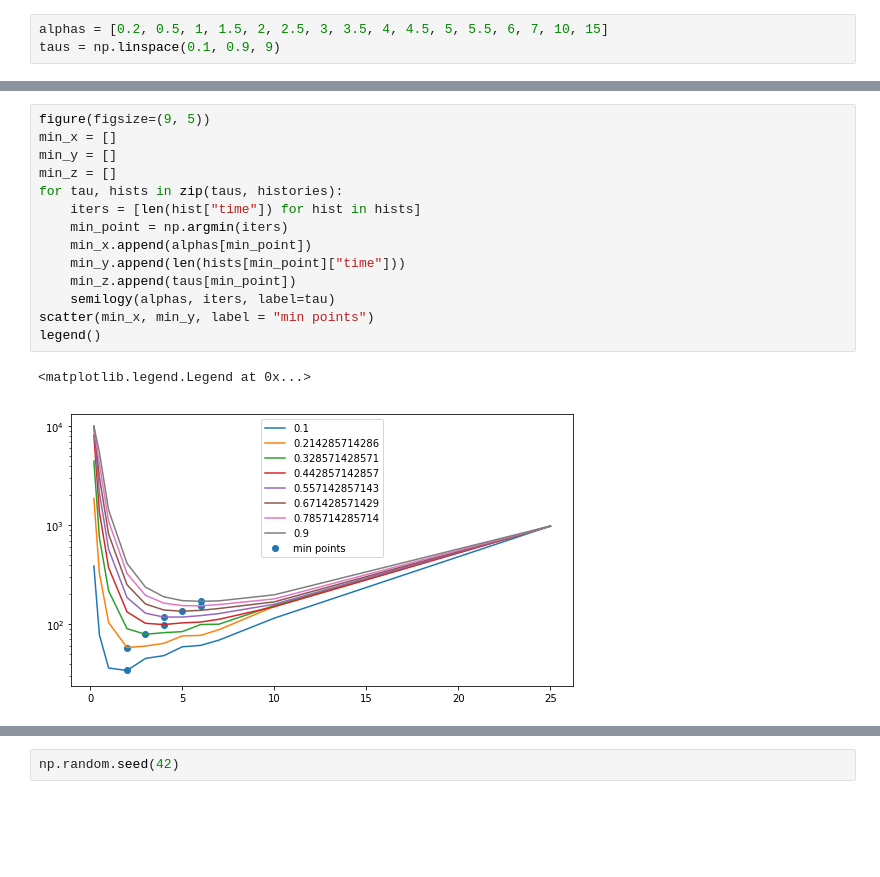
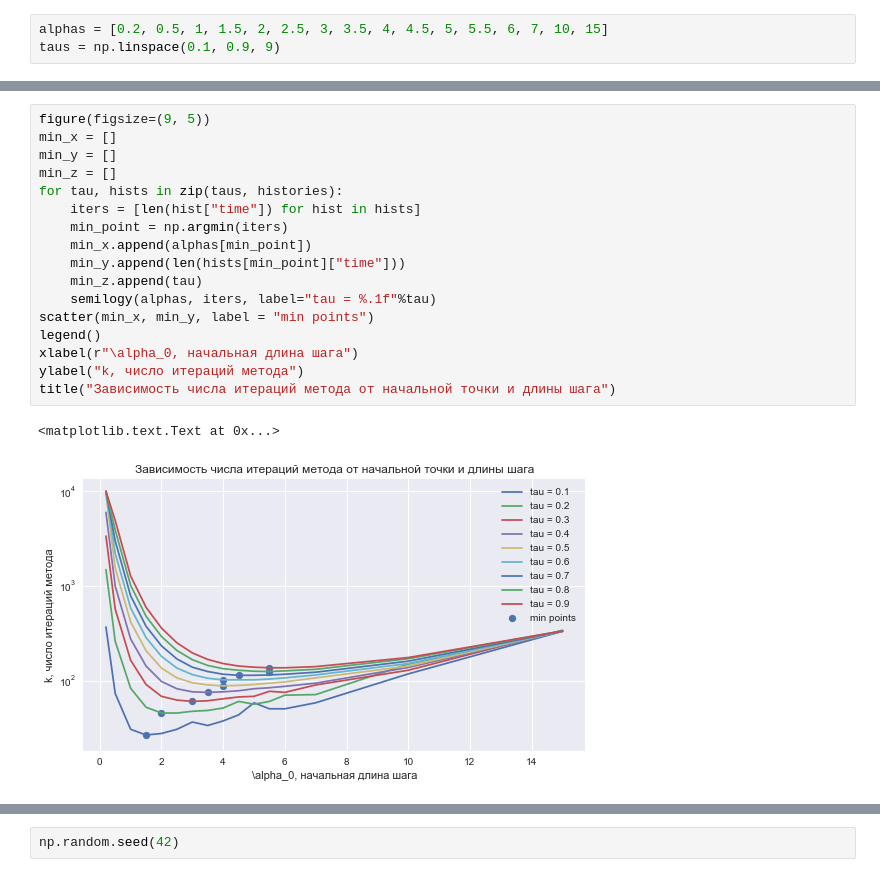
Before and after one commit to aksholokhov/mipt-momo-2017, a Jupyter notebook: task4_experiments.ipynb, the cells around one changed output, grey strips where cells are left out. Drawn from its saved outputs; the diff is of its cells as text; blank space fills up the shorter version.

```diff
--- a/task4_experiments.ipynb
+++ b/task4_experiments.ipynb
@@ -61,17 +61,20 @@ Wall time: 9min 27s
 # %%
 figure(figsize=(9, 5))
 min_x = []
 min_y = []
 min_z = []
 for tau, hists in zip(taus, histories):
     iters = [len(hist["time"]) for hist in hists]
     min_point = np.argmin(iters)
     min_x.append(alphas[min_point])
     min_y.append(len(hists[min_point]["time"]))
-    min_z.append(taus[min_point])
-    semilogy(alphas, iters, label=tau)
+    min_z.append(tau)
+    semilogy(alphas, iters, label="tau = %.1f"%tau)
 scatter(min_x, min_y, label = "min points")
 legend()
+xlabel(r"\alpha_0, начальная длина шага")
+ylabel("k, число итераций метода")
+title("Зависимость числа итераций метода от начальной точки и длины шага")
 # %% [output]
-<matplotlib.legend.Legend at 0x...>
+<matplotlib.text.Text at 0x...>
-[figure, old version]
+[figure, new version]
```
Also changed, not shown: parts of 33 cells of this notebook.
